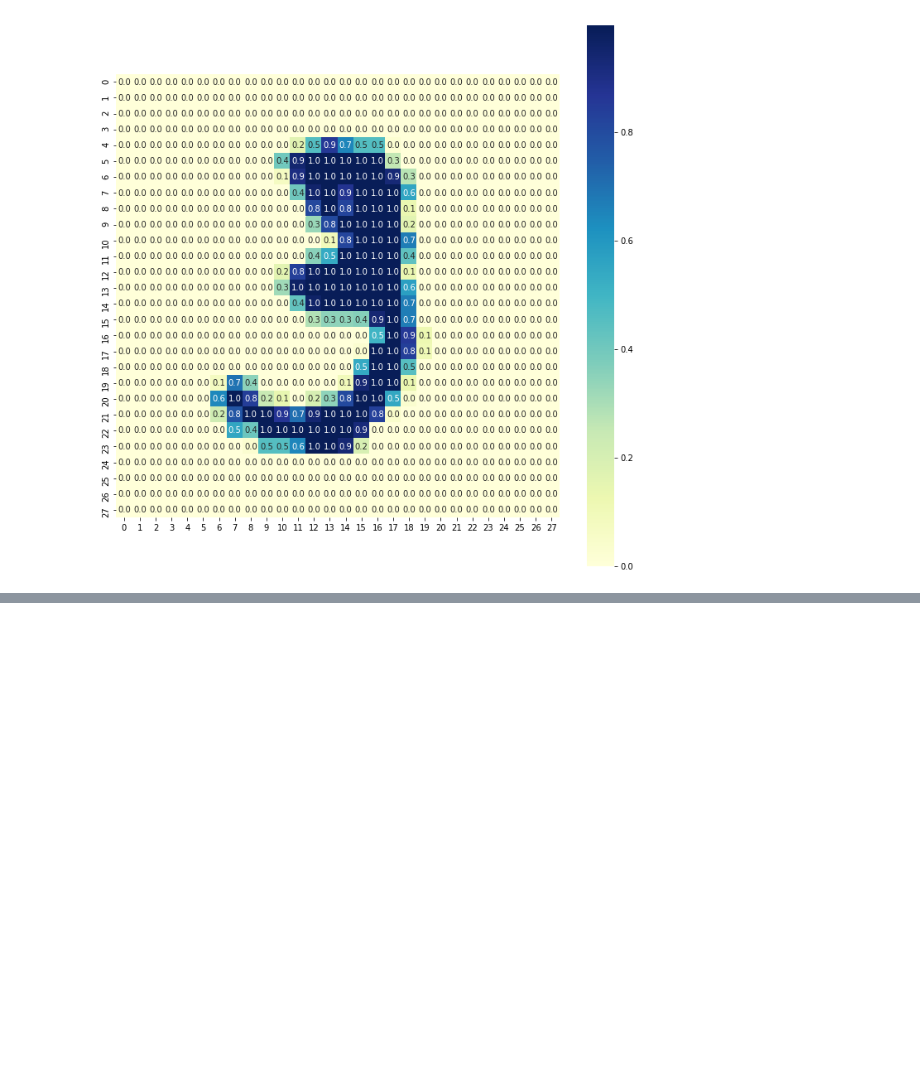
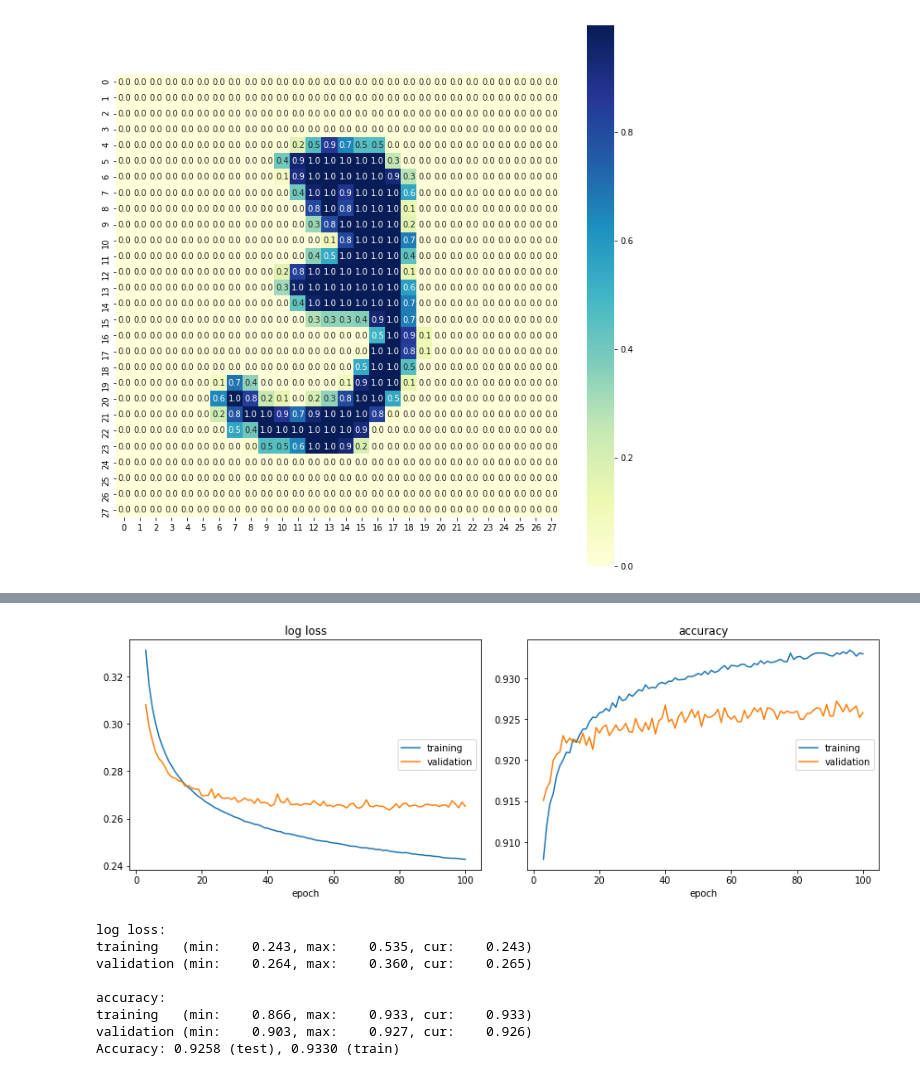
Before and after one commit to Wjh70301/AGB, a Jupyter notebook: csc421_mnist_demo.ipynb, the cells around one changed output, grey strips where cells are left out. Drawn from its saved outputs; the diff is of its cells as text; code cells hidden in the pictures; blank space fills up the shorter version.

```diff
--- a/csc421_mnist_demo.ipynb
+++ b/csc421_mnist_demo.ipynb
@@ -199,0 +241,74 @@ validation (min:    0.767, max:    0.890, cur:    0.890)
+# %%
+import torch
+import torch.nn as nn
+import torch.optim as optim
+from torch.utils.data import TensorDataset, DataLoader
+import numpy as np
+from livelossplot import PlotLosses
+
+#device = torch.device("cpu") # Uncomment this to run on CPU
+device = torch.device("cuda:0") # Uncomment this to run on GPU
+
+model = nn.Sequential()
+model.add_module('fc1', nn.Linear(784, 10, bias=True))
+print(model)
+model.to(device)
+
+data = np.load('mnist.npz')
+train_set = create_dataset(data['train_x'], data['train_y'], flatten=True)
+test_set = create_dataset(data['test_x'], data['test_y'], flatten=True)
+train_loader = DataLoader(train_set, batch_size=256, shuffle=True)
+test_loader = DataLoader(test_set, batch_size=128)
+
+loss_fn = nn.CrossEntropyLoss(size_average=False)
+optimizer = optim.SGD(model.parameters(), lr=0.001)
+
+liveloss = PlotLosses()
+for t in range(100):
+    train_loss = 0.
+    train_correct = 0
+
+    # Training loop for mini-batches
+    for batch_idx, (x, y) in enumerate(train_loader):
+        # Make predictions with the current parameters.
+        x, y = x.to(device), y.to(device)
+        y_pred = model(x)
+        _, predicted = torch.max(y_pred.data, 1)
+        train_correct += (predicted == y).sum().item()
+
+        # Compute the loss value.
+        loss = loss_fn(y_pred, y)
+        train_loss += loss.item()
+
+        # Update the parameters.
+        optimizer.zero_grad()
+        loss.backward()
+        optimizer.step()
+
+    # Compute the average loss and accuracy.
+    train_loss /= len(train_loader.dataset)
+    train_correct /= float(len(train_loader.dataset))
+
+    # Evaluate the model on the test set.
+    test_loss, test_correct = test_model(model, loss_fn, test_loader, device)
+
+    # Visualize the loss and accuracy values.
+    liveloss.update({
+        'log loss': train_loss,
+        'val_log loss': test_loss,
+        'accuracy': train_correct,
+        'val_accuracy': test_correct,
+    })
+    liveloss.draw()
+
+print('Accuracy: {:.4f} (test), {:.4f} (train)'.format(test_correct, train_correct))
+# %% [output]
+[figure, added]
+log loss:
+training   (min:    0.243, max:    0.535, cur:    0.243)
+validation (min:    0.264, max:    0.360, cur:    0.265)
+
+accuracy:
+training   (min:    0.866, max:    0.933, cur:    0.933)
+validation (min:    0.903, max:    0.927, cur:    0.926)
+Accuracy: 0.9258 (test), 0.9330 (train)
```
Also changed, not shown: parts of 6 cells of this notebook.
